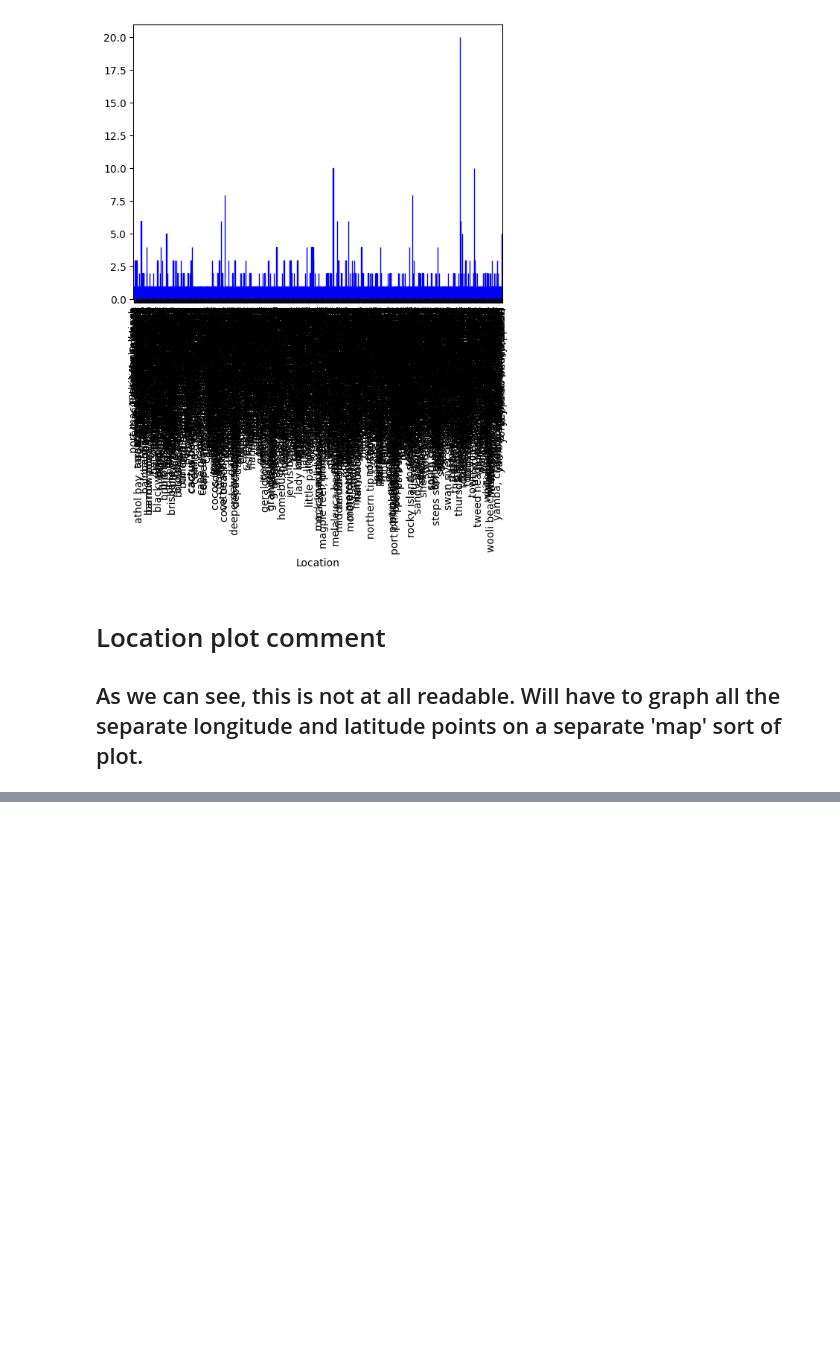
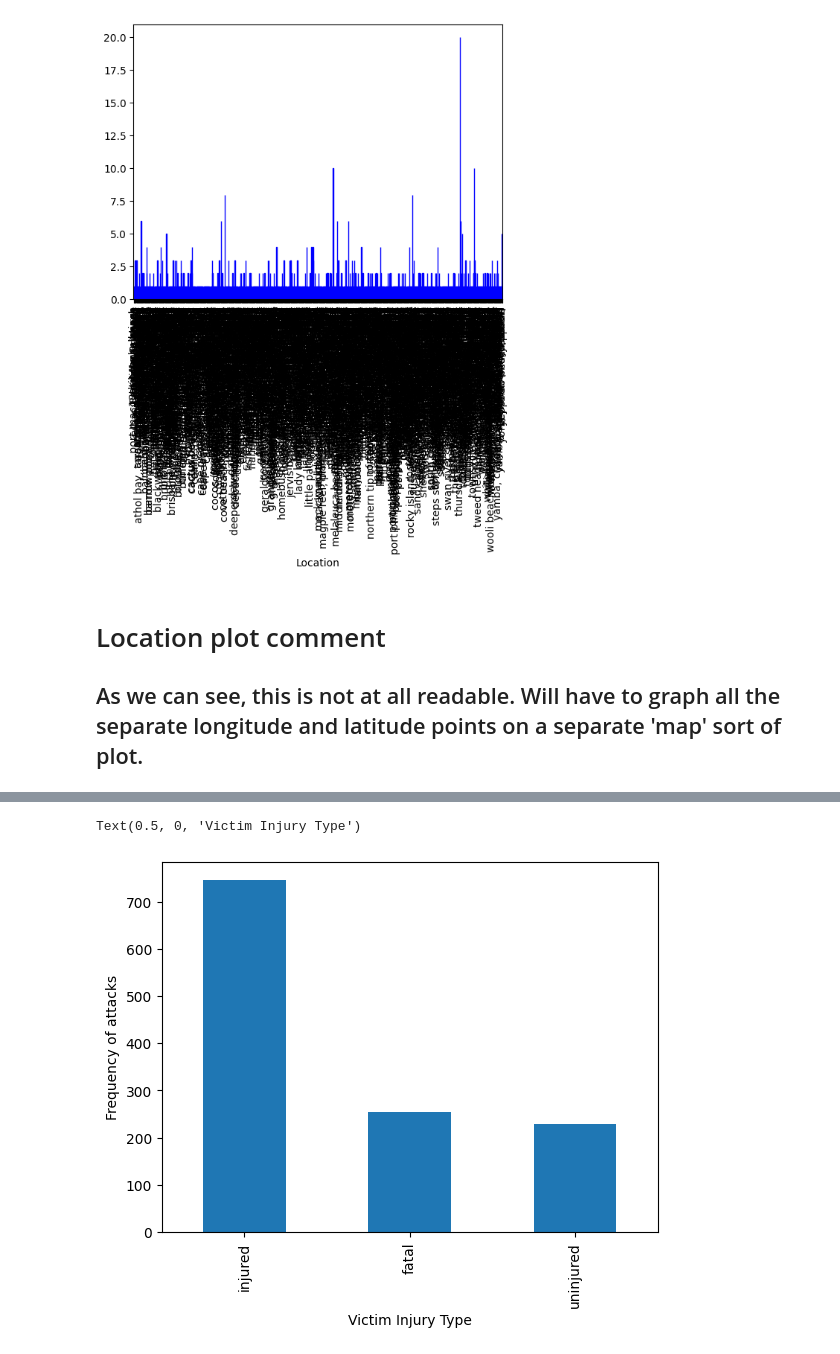
Before and after one commit to anushaTUe/visualisation-20245, a Jupyter notebook: dataset/further_exploration.ipynb, the cells around one changed output, grey strips where cells are left out. Saved outputs shown, nothing was run; the diff lists cells and outputs as text; code cells hidden in the pictures; blank space fills up the shorter version.

```diff
--- a/dataset/further_exploration.ipynb
+++ b/dataset/further_exploration.ipynb
@@ -177,0 +229,7 @@ location_plot = location_counts.plot(kind='bar', width=0.8, color='skyblue', edg
+# %%
+injury_clean_mask1 = (df_injury['Victim.injury'] == 'injured')
+injury_clean_mask2 = (df_injury['Victim.injury'] == 'fatal')
+injury_clean_mask3 = (df_injury['Victim.injury'] == 'uninjured')
+
+df_injury_clean = df_injury[injury_clean_mask1 | injury_clean_mask2 | injury_clean_mask3]
+df_injury_clean
@@ -177,0 +251,8 @@ location_plot = location_counts.plot(kind='bar', width=0.8, color='skyblue', edg
+# %%
+injury_counts = df_injury_clean['Victim.injury'].value_counts()
+injury_plot = injury_counts.plot(kind='bar')
+injury_plot.set_ylabel('Frequency of attacks')
+injury_plot.set_xlabel('Victim Injury Type')
+# %% [output]
+Text(0.5, 0, 'Victim Injury Type')
+[figure, added]
```
Also changed, not shown: parts of 12 cells of this notebook.
